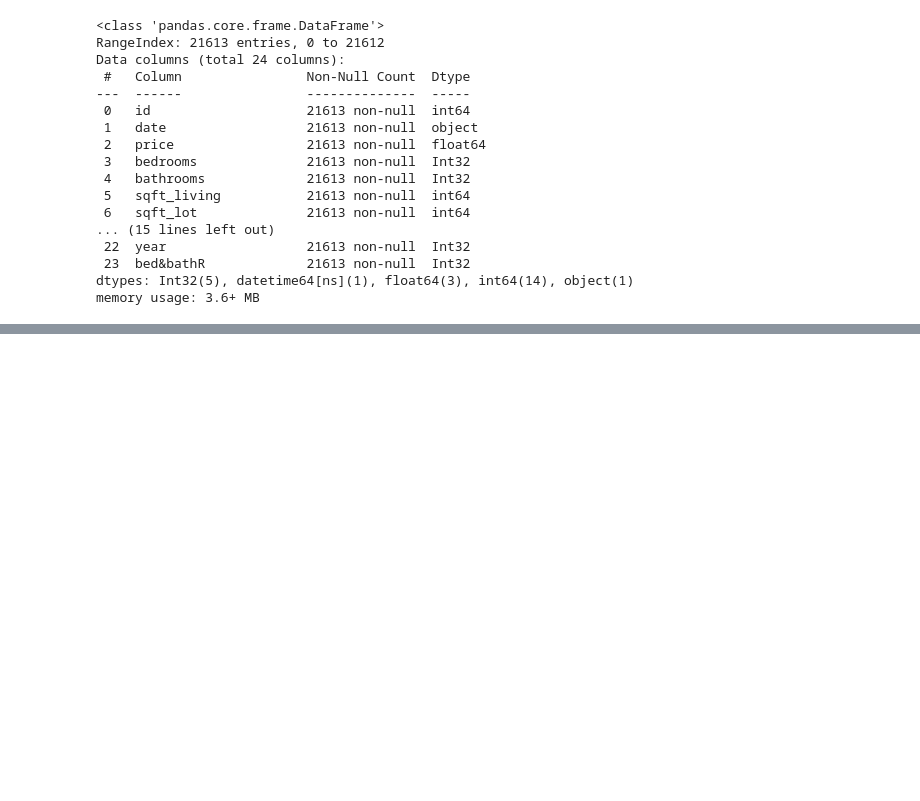
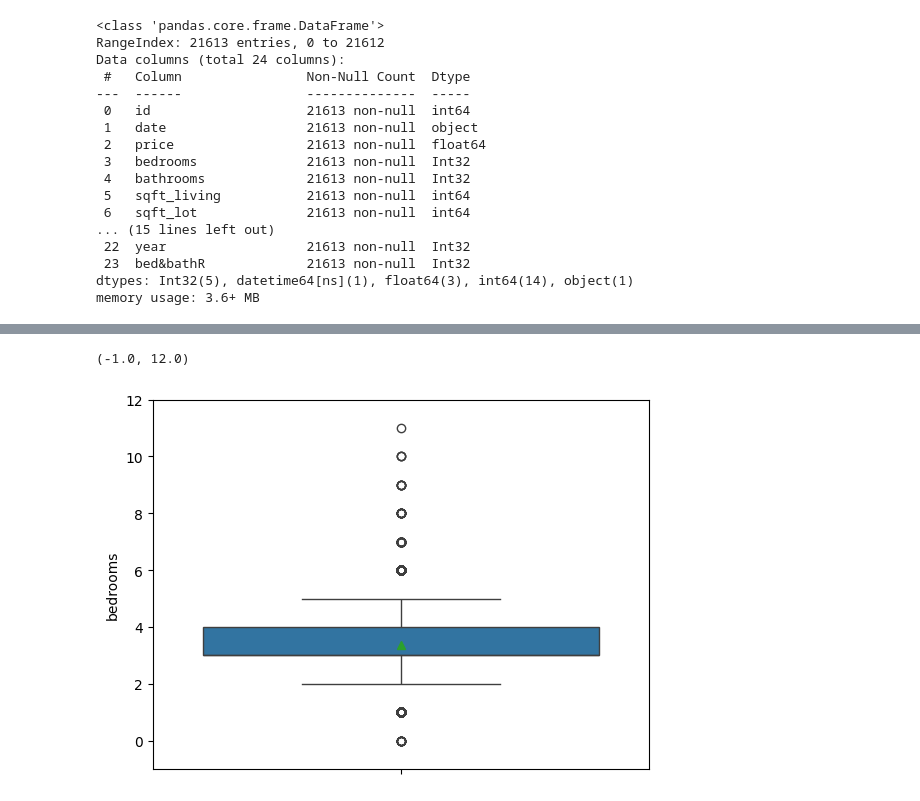
Before and after one commit to parth-4895/Machine-Learning, a Jupyter notebook: FeatureEngineering.ipynb, the cells around one changed output, grey strips where cells are left out. Cells and saved outputs as stored; diff of their text form; code cells hidden in the pictures; blank space fills up the shorter version.

```diff
--- a/FeatureEngineering.ipynb
+++ b/FeatureEngineering.ipynb
@@ -256,0 +349,2 @@ df
+# %%
+df["date"]=df["date_parsed_dayfirst"]
@@ -256,0 +362,6 @@ df
+# %%
+sns.boxplot(data=df,y="bedrooms", showmeans=True)
+plt.ylim(-1,12)
+# %% [output]
+(-1.0, 12.0)
+[figure, added]
```
Also changed, not shown: parts of 72 cells of this notebook.
